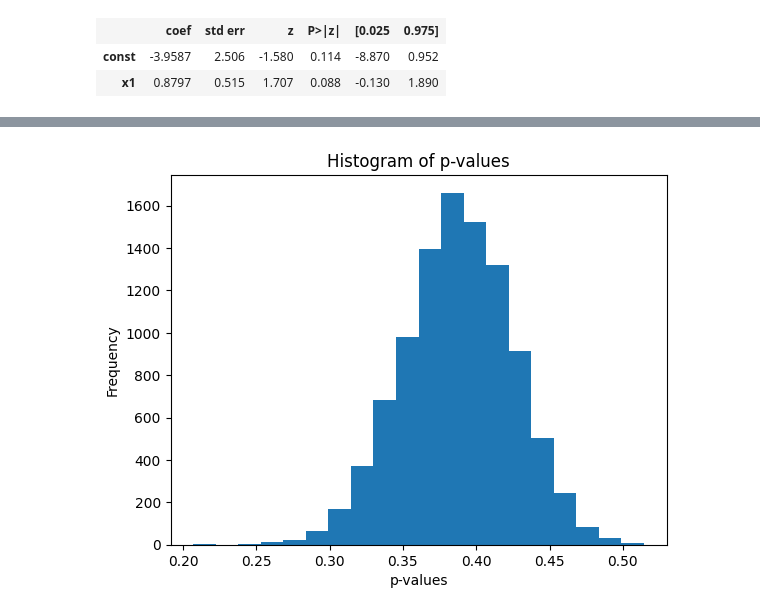
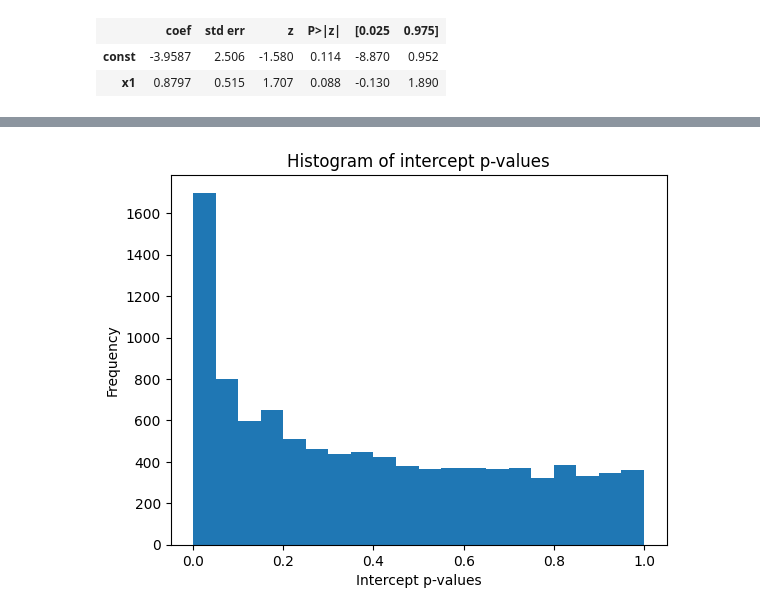
Before and after one commit to TheChickenAgent/ComputationalStatisticsKEN4258-ASG2, a Jupyter notebook: temp.ipynb, the cells around one changed output, grey strips where cells are left out. Drawn from its saved outputs; the diff is of its cells as text; code cells hidden in the pictures.

```diff
--- a/temp.ipynb
+++ b/temp.ipynb
@@ -207,11 +209,12 @@ KeyboardInterrupt:
 from scipy.stats import bernoulli
 from statsmodels.tsa.arima_process import ArmaProcess
 from tqdm import tqdm
-import matplotlib.pyplot as plt
 from statsmodels.discrete.discrete_model import Logit
 from statsmodels.tools.tools import add_constant
 import numpy as np
+import pandas as pd
 
+np.random.seed(21)
 
 # Set the AR coefficient
 ar_coefficient = 0.5
@@ -219,11 +222,14 @@ p = 200
 n = 500
 replications = 10000
 
+intercept_p_values = []
+x1_data_p_values = []
+
+# Generate the AR(1) time series
+ar_process = ArmaProcess(ar=[1, -ar_coefficient])
+
 # Calculate the p-values for each run
-p_values = []
 for i in tqdm(range(replications)):
-    # Generate the AR(1) time series
-    ar_process = ArmaProcess(ar=[1, -ar_coefficient])
 
     X = []
     for j in range(n):
@@ -234,15 +240,20 @@ for i in tqdm(range(replications)):
 
     #sm_model = Logit(y, X).fit(disp=0) #like 1h?
     sm_model = Logit(y, add_constant(X)).fit(disp=0) #like 30min
-    #print(sm_model.pvalues)
-    p_value = np.average(sm_model.pvalues)
-    p_values.append(p_value)
+    intercept_p_values.append(sm_model.pvalues[0])
+    x1_data_p_values.append(sm_model.pvalues[1])
 
-# Show a histogram of the p-values
-plt.hist(p_values, bins=20) #paper has 20 bins
-plt.xlabel('p-values')
-plt.ylabel('Frequency')
-plt.title('Histogram of p-values')
-plt.show()
+df = pd.DataFrame({"intercept p-values": intercept_p_values, "x1 p-values": x1_data_p_values})
+
+df.to_csv("p_values.csv", index=False)
-# %% [output]
-[figure, removed]
+# %%
+import matplotlib.pyplot as plt
+
+# Show a histogram of the p-values
+plt.hist(intercept_p_values, bins=20) #paper has 20 bins
+plt.xlabel('Intercept p-values')
+plt.ylabel('Frequency')
+plt.title('Histogram of intercept p-values')
+plt.show()
+# %% [output]
+[figure, added]
```
Also changed, not shown: parts of 2 cells of this notebook, 1 other file.
